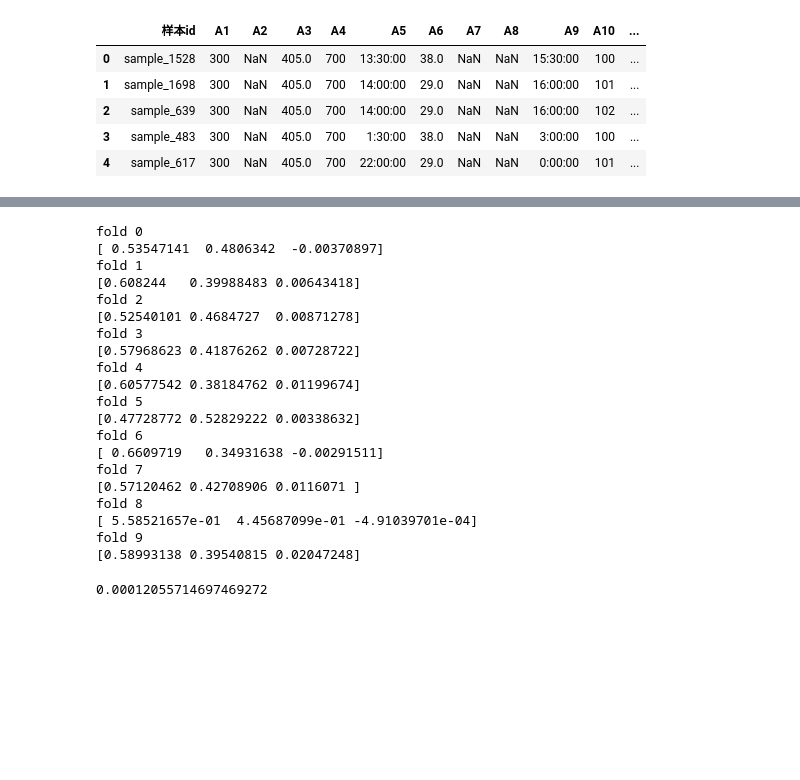
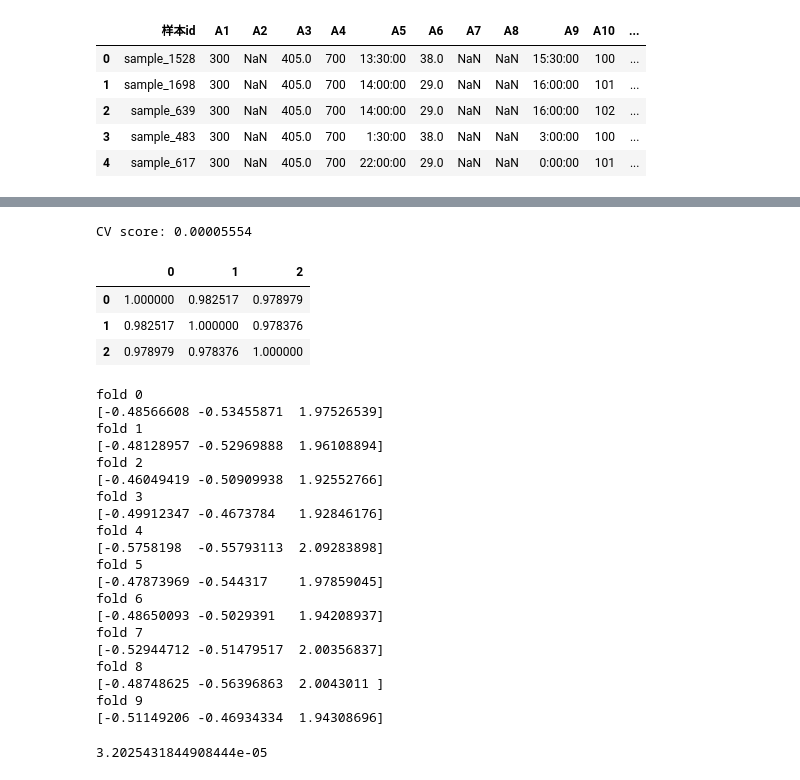
Before and after one commit to wrptc/jinnan_yu, a Jupyter notebook: jinnan_.ipynb, the cells around one changed output, grey strips where cells are left out. Cells and saved outputs as stored; diff of their text form; code cells hidden in the pictures; blank space fills up the shorter version.

```diff
--- a/jinnan_.ipynb
+++ b/jinnan_.ipynb
@@ -50,7 +52,7 @@ good_cols = list(train.columns)
 #         good_cols.remove(col)
 #         print(col,rate)
 
-train = train[train['收率']>0.87]
+train = train[train['收率']>0.865]
 
 train = train[good_cols]
 good_cols.remove('收率')
@@ -314,7 +298,20 @@ CV score: 0.00012651
+# %%
+oof_h2o = pd.read_csv('oof_h2o.csv', header=None).values.reshape(-1)
+predictions_h2o = pd.read_csv('predictions_h2o.csv', header=None).values.reshape(-1)
+print("CV score: {:<8.8f}".format(mean_squared_error(oof_h2o, target)))
+# %% [output]
+CV score: 0.00005554
+# %%
+train_stack = np.vstack([oof_lgb, oof_xgb, oof_h2o]).transpose()
+test_stack = np.vstack([predictions_lgb, predictions_xgb, predictions_h2o]).transpose()
+# %%
+pd.DataFrame(train_stack).corr()
+# %% [output]
+|  | 0 | 1 | 2 |
+| 0 | 1.000000 | 0.982517 | 0.978979 |
+| 1 | 0.982517 | 1.000000 | 0.978376 |
+| 2 | 0.978979 | 0.978376 | 1.000000 |
 # %%
-train_stack = np.vstack([oof_lgb, oof_xgb, oof_cat]).transpose()
-test_stack = np.vstack([predictions_lgb, predictions_xgb, predictions_cat]).transpose()
-
 folds_stack = RepeatedKFold(n_splits=5, n_repeats=2, random_state=4590)
 oof_stack = np.zeros(train_stack.shape[0])
 predictions = np.zeros(test_stack.shape[0])
@@ -324,7 +321,7 @@ for fold_, (trn_idx, val_idx) in enumerate(folds_stack.split(train_stack,target)
     trn_data, trn_y = train_stack[trn_idx], target.iloc[trn_idx].values
     val_data, val_y = train_stack[val_idx], target.iloc[val_idx].values
 
-    clf_3 = BayesianRidge()
+    clf_3 = LinearRegression()
     clf_3.fit(trn_data, trn_y)
     print(clf_3.coef_)
 
@@ -334,26 +331,26 @@ for fold_, (trn_idx, val_idx) in enumerate(folds_stack.split(train_stack,target)
 mean_squared_error(target.values, oof_stack)
 # %% [output]
 fold 0
-[ 0.53547141  0.4806342  -0.00370897]
+[-0.48566608 -0.53455871  1.97526539]
 fold 1
-[0.608244   0.39988483 0.00643418]
+[-0.48128957 -0.52969888  1.96108894]
 fold 2
-[0.52540101 0.4684727  0.00871278]
+[-0.46049419 -0.50909938  1.92552766]
 fold 3
-[0.57968623 0.41876262 0.00728722]
+[-0.49912347 -0.4673784   1.92846176]
 fold 4
-[0.60577542 0.38184762 0.01199674]
+[-0.5758198  -0.55793113  2.09283898]
 fold 5
-[0.47728772 0.52829222 0.00338632]
+[-0.47873969 -0.544317    1.97859045]
 fold 6
-[ 0.6609719   0.34931638 -0.00291511]
+[-0.48650093 -0.5029391   1.94208937]
 fold 7
-[0.57120462 0.42708906 0.0116071 ]
+[-0.52944712 -0.51479517  2.00356837]
 fold 8
-[ 5.58521657e-01  4.45687099e-01 -4.91039701e-04]
+[-0.48748625 -0.56396863  2.0043011 ]
 fold 9
-[0.58993138 0.39540815 0.02047248]
+[-0.51149206 -0.46934334  1.94308696]
-0.00012055714697469272
+3.2025431844908444e-05
 # %%
 sub_df = pd.read_csv('jinnan_round1_submit_20181227.csv', header=None)
 sub_df[1] = predictions
```
Also changed, not shown: parts of 7 cells of this notebook, 6 other files.
